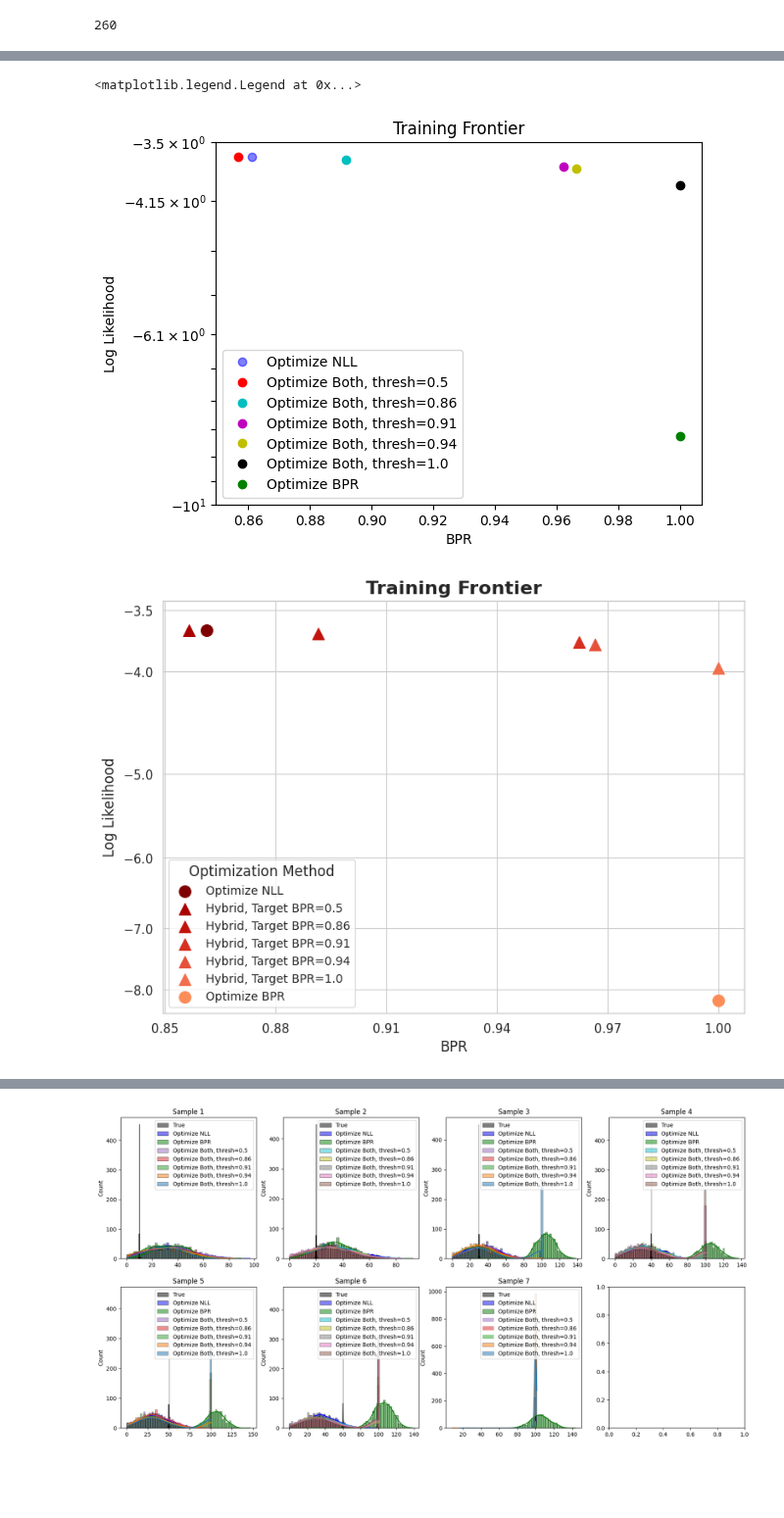
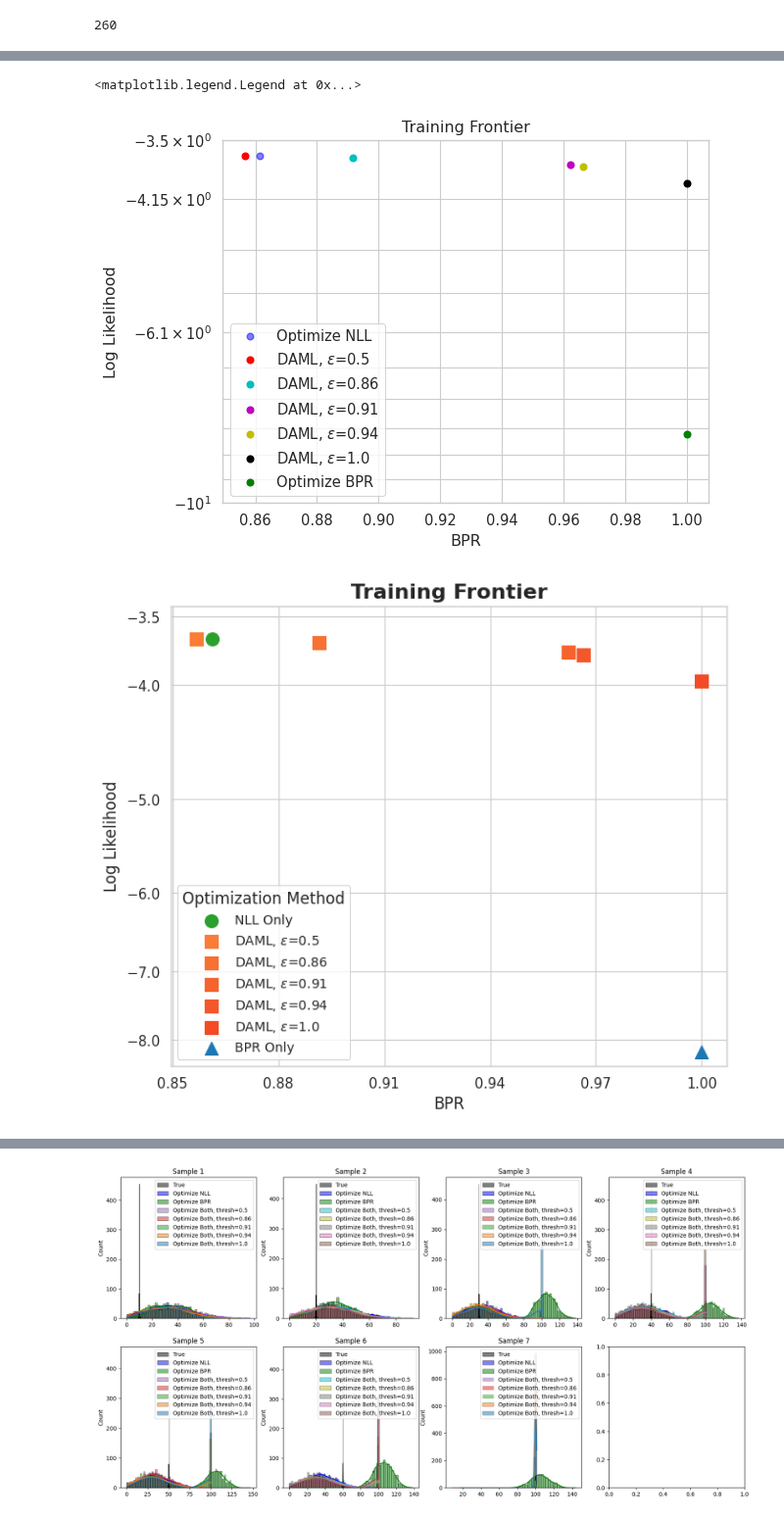
Before and after one commit to kheuton/prob_diff_topk, a Jupyter notebook: PubReadyToyFig.ipynb, the cells around one changed output, grey strips where cells are left out. Shown at 98% size. Drawn from its saved outputs; the diff is of its cells as text; code cells hidden in the pictures; blank space fills up the shorter version.

```diff
--- a/PubReadyToyFig.ipynb
+++ b/PubReadyToyFig.ipynb
@@ -123,13 +123,13 @@ for e,exp in enumerate(exps):
             both_losses_by_thresh[thresh] = loss
             both_exp_by_thresh[thresh] = exp
 
-plt.plot(nll_bprs_by_init, nll_nlls_by_init, 'bo',alpha=0.5, label='Optimize NLL')
-plt.plot(bpr_bprs_by_init, bpr_nlls_by_init, 'go', label='Optimize BPR')
+plt.plot(nll_bprs_by_init, nll_nlls_by_init, 'bo',alpha=0.5, label='NLL Only')
+plt.plot(bpr_bprs_by_init, bpr_nlls_by_init, 'go', label='BPR Only')
 # plot best of both with each thresh in a different color
 colors = ['r', 'c', 'm', 'y', 'k']
 
 for i, thresh in enumerate(both_bprs_by_thresh.keys()):
-    plt.plot(both_bprs_by_thresh[thresh], both_nlls_by_thresh[thresh], f'{colors[i]}o', label=f'Optimize Both, thresh={thresh}')
+    plt.plot(both_bprs_by_thresh[thresh], both_nlls_by_thresh[thresh], f'{colors[i]}o', label=f'DAML, $\\epsilon$={thresh}')
 plt.xlabel('BPR')
 plt.ylabel('Log Likelihood')
 # set ylimits to -100000 to 0
@@ -148,7 +148,7 @@ plt.plot(nll_bprs_by_init, nll_nlls_by_init, 'bo',alpha=0.5, label='Optimize NLL
 colors = ['r', 'c', 'm', 'y', 'k']
 
 for i, thresh in enumerate(both_bprs_by_thresh.keys()):
-    plt.plot(both_bprs_by_thresh[thresh], both_nlls_by_thresh[thresh], f'{colors[i]}o', label=f'Optimize Both, thresh={thresh}')
+    plt.plot(both_bprs_by_thresh[thresh], both_nlls_by_thresh[thresh], f'{colors[i]}o', label=f'DAML, $\\epsilon$={thresh}')
 plt.plot(bpr_bprs_by_init, bpr_nlls_by_init, 'go', label='Optimize BPR')
 plt.xlabel('BPR')
 plt.ylabel('Log Likelihood')
@@ -162,12 +162,13 @@ plt.title('Training Frontier')
 plt.legend()
 # %% [output]
 <matplotlib.legend.Legend at 0x...>
-[figure, old version]
+[figure, new version]
 # %%
 import pandas as pd
 import seaborn as sns
 from matplotlib.colors import LinearSegmentedColormap
 from matplotlib.ticker import ScalarFormatter
+import matplotlib.colors as mcolors
 
 # Set the style for a clean, professional look
 sns.set_style("whitegrid")
@@ -175,14 +176,15 @@ sns.set_context("paper", font_scale=1.2)
 
 # Create a custom OrangeRed colormap
 colors =['#7F0000', '#B30000', '#D7301F', '#EF6548', '#FC8D59',]# '#FDBB84', '#FDD49E', '#FEE8C8', '#FFF7EC']
+colors = list(mcolors.LinearSegmentedColormap.from_list("", ["#fd8d3c", "#f03b20"])(np.linspace(0, 1, 5)))
 n_bins = 100
 cmap = LinearSegmentedColormap.from_list('custom_orangered', colors, N=n_bins)
 # Create a DataFrame for easier plotting
 data = []
 for thresh in both_bprs_by_thresh.keys():
-    data.append({"BPR": both_bprs_by_thresh[thresh], "Log Likelihood": both_nlls_by_thresh[thresh], "Optimization": f"Hybrid, Target BPR={thresh}"})
-data.append({"BPR": nll_bprs_by_init, "Log Likelihood": nll_nlls_by_init, "Optimization": "Optimize NLL"})
-data.append({"BPR": bpr_bprs_by_init, "Log Likelihood": bpr_nlls_by_init, "Optimization": "Optimize BPR"})
+    data.append({"BPR": both_bprs_by_thresh[thresh], "Log Likelihood": both_nlls_by_thresh[thresh], "Optimization": f'DAML, $\\epsilon$={thresh}'})
+data.append({"BPR": nll_bprs_by_init, "Log Likelihood": nll_nlls_by_init, "Optimization": "NLL Only"})
+data.append({"BPR": bpr_bprs_by_init, "Log Likelihood": bpr_nlls_by_init, "Optimization": "BPR Only"})
 
 
 df = pd.DataFrame(data)
@@ -196,21 +198,21 @@ y_min_padded = y_min - y_padding
 y_max_padded = y_max + y_padding
 
 # Create the plot
-plt.figure(figsize=(8,6))
+plt.figure(figsize=(7,6))
 
 # Plot "Optimize Both" points
-both_data = df[df['Optimization'].str.contains('Hybrid')]
+both_data = df[df['Optimization'].str.contains('DAML')]
 both_colors = cmap(np.linspace(0.2, 0.8, len(both_data)))
 for (_, row), color in zip(both_data.iterrows(), both_colors):
-    plt.scatter(row['BPR'], row['Log Likelihood'], color=color, s=100, marker='^', label=row['Optimization'])
+    plt.scatter(row['BPR'], row['Log Likelihood'], color=color, s=100, marker='s', label=row['Optimization'])
 
 # Plot "Optimize NLL" points
-nll_data = df[df['Optimization'] == 'Optimize NLL']
-plt.scatter(nll_data['BPR'], nll_data['Log Likelihood'], color=colors[0], s=100, marker='o', label='Optimize NLL')
+nll_data = df[df['Optimization'] == 'NLL Only']
+plt.scatter(nll_data['BPR'], nll_data['Log Likelihood'], color='#2ca02c', s=100, marker='o', label='NLL Only')
 
 # Plot "Optimize BPR" points
-bpr_data = df[df['Optimization'] == 'Optimize BPR']
-plt.scatter(bpr_data['BPR'], bpr_data['Log Likelihood'], color=colors[-1], s=100, marker='o', label='Optimize BPR')
+bpr_data = df[df['Optimization'] == 'BPR Only']
+plt.scatter(bpr_data['BPR'], bpr_data['Log Likelihood'], color='#1f77b4', s=100, marker='^', label='BPR Only')
 
 # Customize the plot
 plt.title("Training Frontier", fontsize=16, fontweight='bold')
@@ -225,35 +227,35 @@ plt.xticks(np.linspace(0.85, 1, 6))
 # make y ticks log space between -8.5 and -3.5
 
 
 #plt.ylim(y_min_padded, y_max_padded)
 plt.yscale('symlog', linthresh=0.1)
 # Create a ScalarFormatter object
 formatter = ScalarFormatter(useOffset=False)
 
 # Set the formatter to use a fixed number of decimal places
 formatter.set_scientific(False)
 formatter.set_useMathText(True)
 
 # Apply the formatter to the y-axis
 plt.gca().yaxis.set_major_formatter(formatter)
 plt.yticks([ -3.5,-4,-5,-6,-7, -8])
 
 # Adjust legend
 handles, labels = plt.gca().get_legend_handles_labels()
 by_label = dict(zip(labels, handles))
 
 # Create a list of labels in the desired order
-desired_order = ['Optimize NLL'] + [label for label in labels if label not in ['Optimize NLL', 'Optimize BPR']] + ['Optimize BPR']
+desired_order = ['NLL Only'] + [label for label in labels if label not in ['NLL Only', 'BPR Only']] + ['BPR Only']
 
 # Create the legend with the desired order
 plt.legend([by_label[label] for label in desired_order], desired_order,
           title="Optimization Method", title_fontsize='12', fontsize='10',
           loc='lower left')
 
 # Adjust layout to prevent cutoff
 plt.tight_layout()
 # %% [output]
-[figure, old version]
+[figure, new version]
 # %%
 both_exp_by_thresh
 # %% [output]
```
Also changed, not shown: parts of 2 cells of this notebook, 12 other files.
